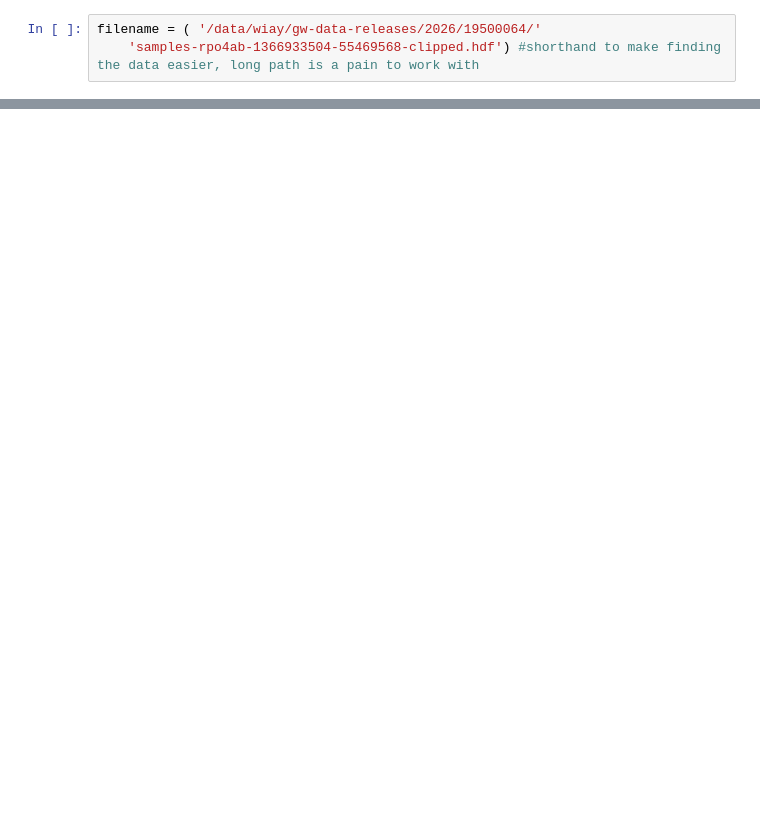
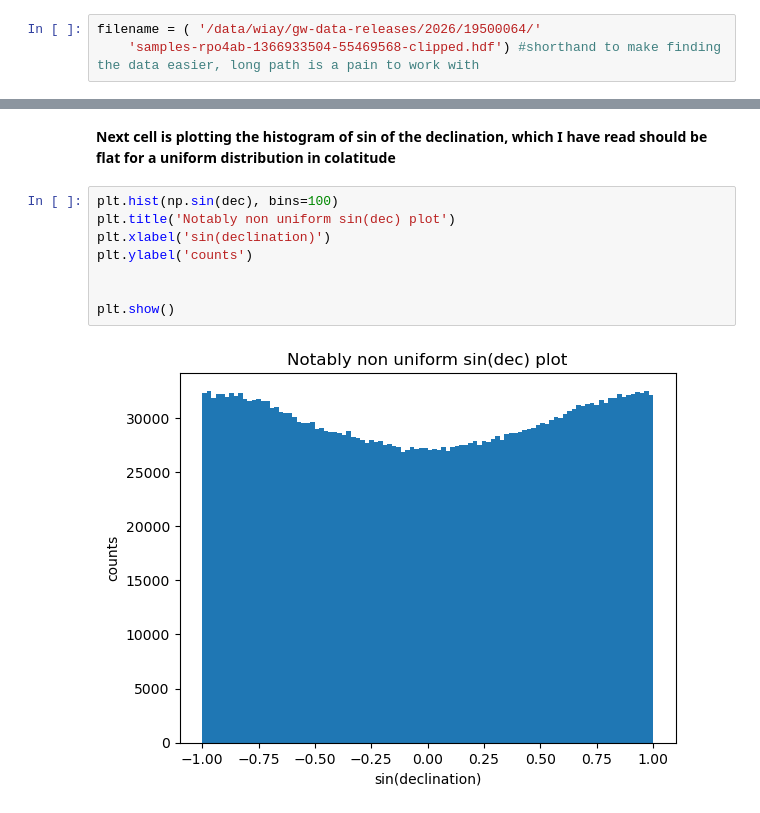
Before and after one commit to AStevens33/Cosmology-Masters-Project-, a Jupyter notebook: jupnotebooktrial.ipynb, the cells around one changed output, grey strips where cells are left out. Drawn from its saved outputs; the diff is of its cells as text; blank space fills up the shorter version.

```diff
--- a/jupnotebooktrial.ipynb
+++ b/jupnotebooktrial.ipynb
@@ -184,0 +130,12 @@ Chunk 2,950,000–2,959,534: mean SNR = nan, valid injections = 0
+# %% [markdown]
+**Next cell is plotting the histogram of sin of the declination, which I have read should be flat for a uniform distribution in colatitude**
+# %%
+plt.hist(np.sin(dec), bins=100)
+plt.title('Notably non uniform sin(dec) plot')
+plt.xlabel('sin(declination)')
+plt.ylabel('counts')
+
+
+plt.show()
+# %% [output]
+[figure, added]
```
Also changed, not shown: parts of 10 cells of this notebook.
